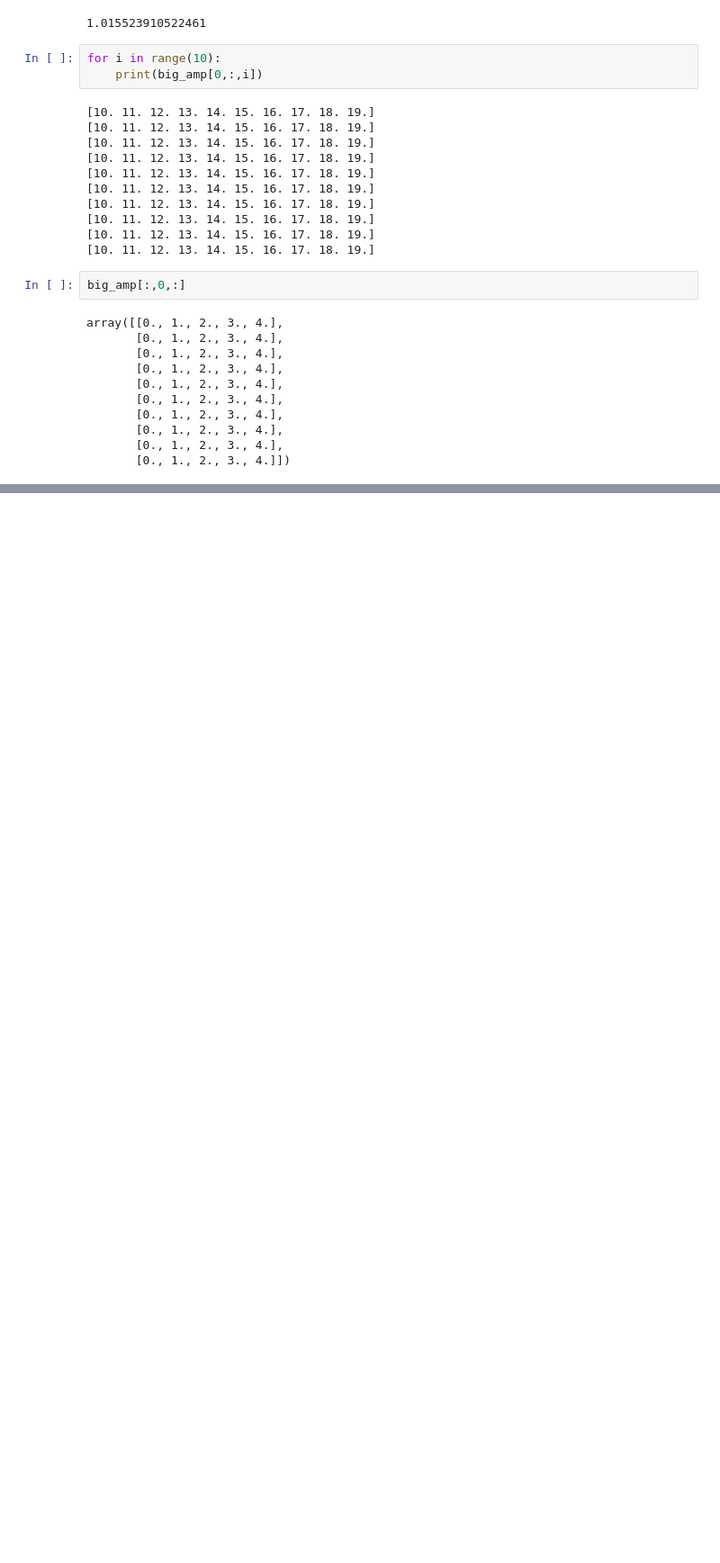
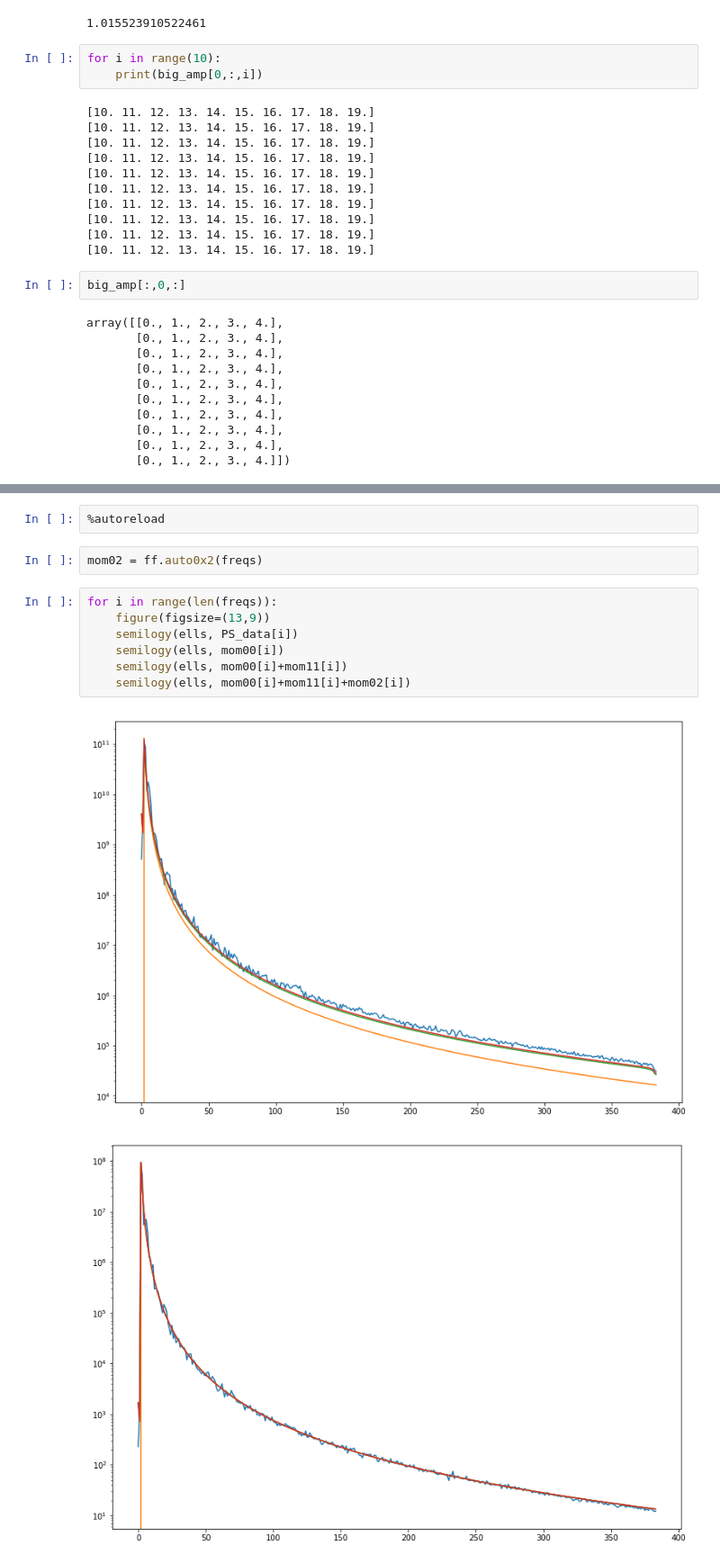
Before and after one commit to acwgough/foreground_moments, a Jupyter notebook: 2019-08-15 testing wigner.ipynb, the cells around one changed output, grey strips where cells are left out. Shown at 90% size. Saved outputs shown, nothing was run; the diff lists cells and outputs as text; blank space fills up the shorter version.

```diff
--- a/2019-08-15 testing wigner.ipynb
+++ b/2019-08-15 testing wigner.ipynb
@@ -161,0 +207,14 @@ array([[0., 1., 2., 3., 4.],
+# %%
+%autoreload
+# %%
+mom02 = ff.auto0x2(freqs)
+# %%
+for i in range(len(freqs)):
+    figure(figsize=(13,9))
+    semilogy(ells, PS_data[i])
+    semilogy(ells, mom00[i])
+    semilogy(ells, mom00[i]+mom11[i])
+    semilogy(ells, mom00[i]+mom11[i]+mom02[i])
+# %% [output]
+[figure, added]
+[figure, added]
```
Also changed, not shown: parts of 11 cells of this notebook, 2 other files.
